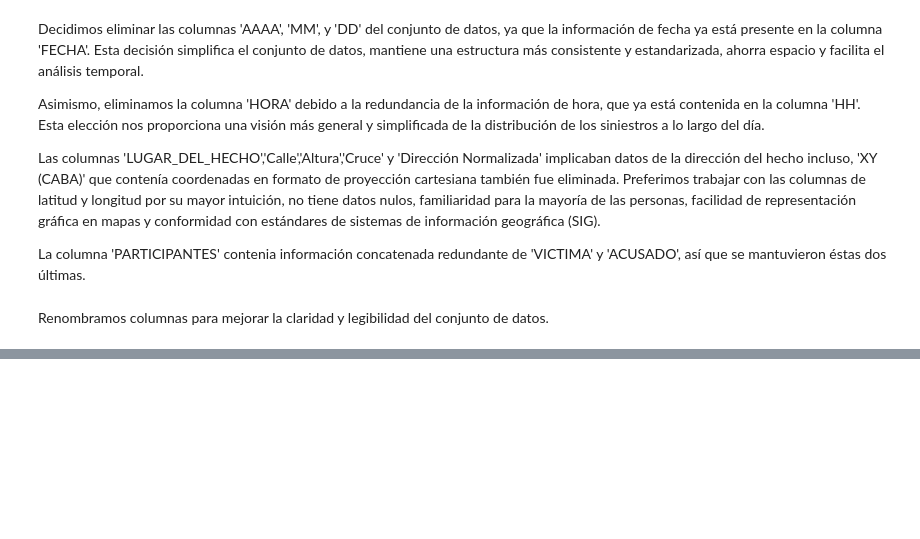
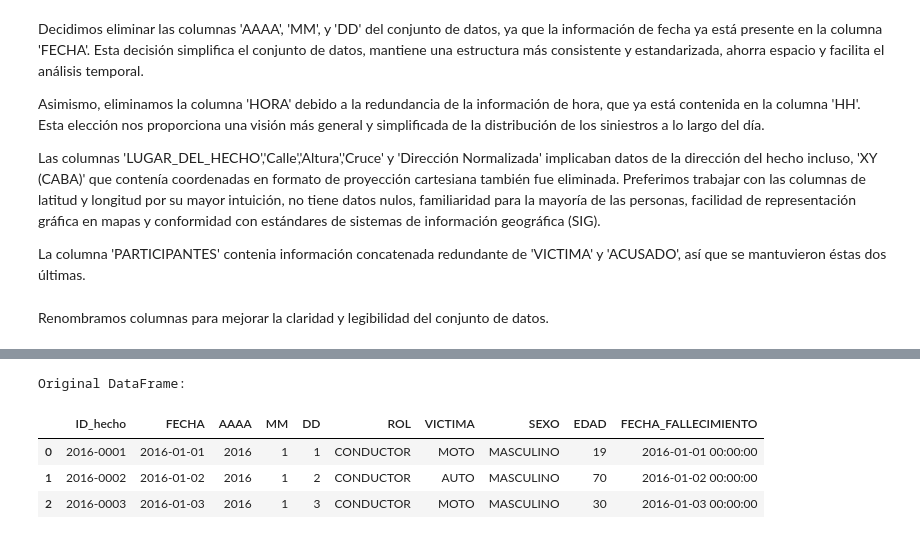
Before and after one commit to Gabbriela07/segundo_integrador_henry, a Jupyter notebook: Archivos_note/01-ETL.ipynb, the cells around one changed output, grey strips where cells are left out. Saved outputs shown, nothing was run; the diff lists cells and outputs as text; code cells hidden in the pictures; blank space fills up the shorter version.

```diff
--- a/Archivos_note/01-ETL.ipynb
+++ b/Archivos_note/01-ETL.ipynb
@@ -361,0 +181,15 @@ columns_to_int = [ 'nro_victimas', 'franja_hora', 'comuna']
+# %%
+# Acceder al DataFrame por nombre de hoja, Homicidios - Víctimas
+
+h_victimas_df = datos_homicidios['VICTIMAS']
+# %%
+# Visualiza las primeras filas del Dataframe
+
+print("Original DataFrame:")
+h_victimas_df.head(3)
+# %% [output]
+Original DataFrame:
+|  | ID_hecho | FECHA | AAAA | MM | DD | ROL | VICTIMA | SEXO | EDAD | FECHA_FALLECIMIENTO |
+| 0 | 2016-0001 | 2016-01-01 | 2016 | 1 | 1 | CONDUCTOR | MOTO | MASCULINO | 19 | 2016-01-01 00:00:00 |
+| 1 | 2016-0002 | 2016-01-02 | 2016 | 1 | 2 | CONDUCTOR | AUTO | MASCULINO | 70 | 2016-01-02 00:00:00 |
+| 2 | 2016-0003 | 2016-01-03 | 2016 | 1 | 3 | CONDUCTOR | MOTO | MASCULINO | 30 | 2016-01-03 00:00:00 |
```
Also changed, not shown: parts of 45 cells of this notebook, 1 other file.
